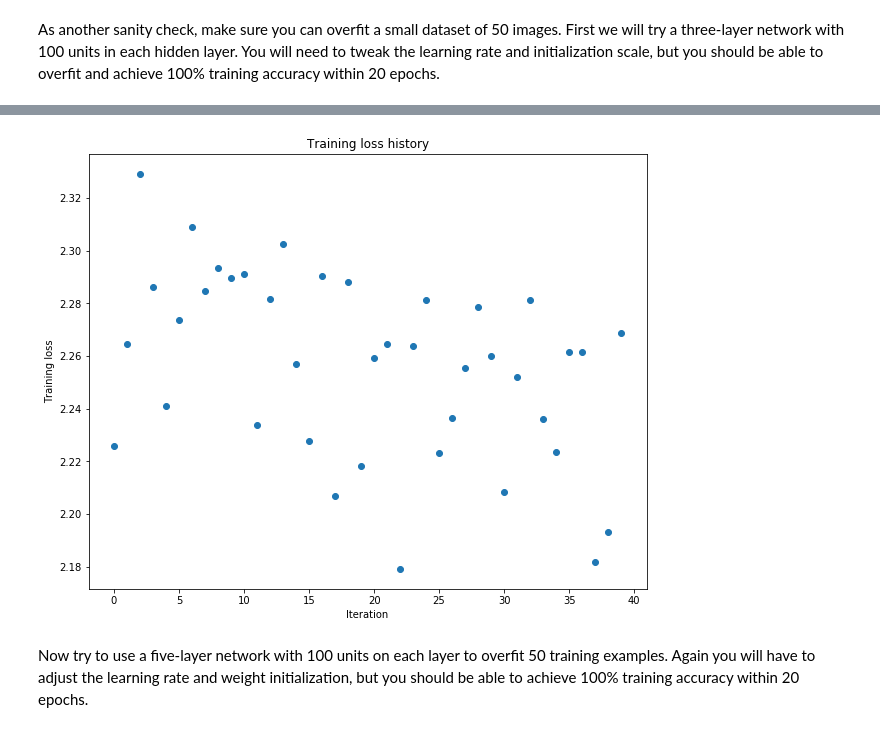
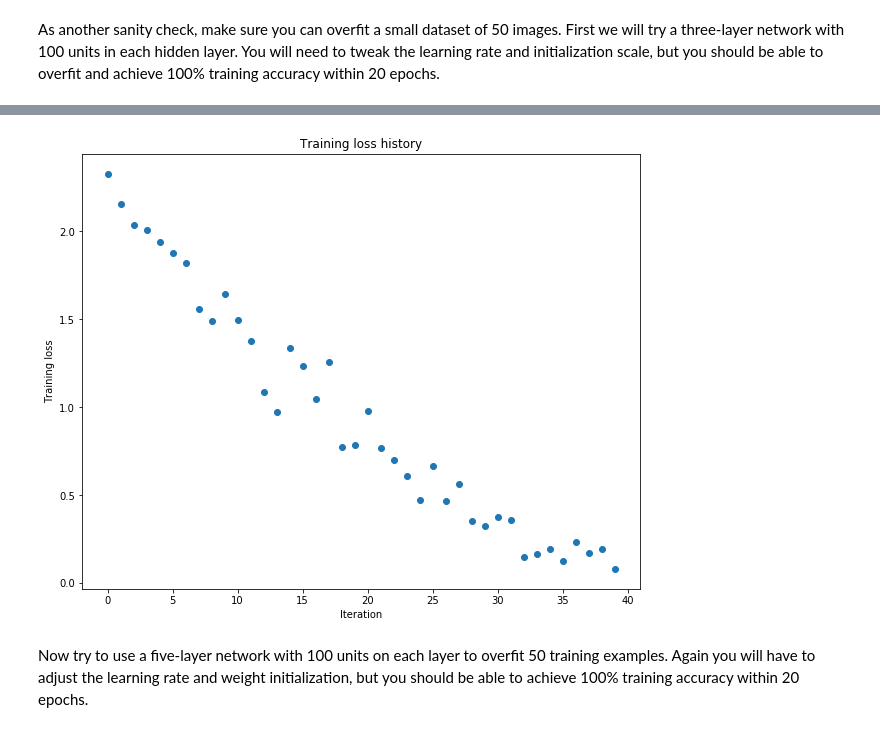
Before and after one commit to shangzw12/a2, a Jupyter notebook: FullyConnectedNets.ipynb, the cells around one changed output, grey strips where cells are left out. Cells and saved outputs as stored; diff of their text form; code cells hidden in the pictures.

```diff
--- a/FullyConnectedNets.ipynb
+++ b/FullyConnectedNets.ipynb
@@ -421,7 +421,7 @@ small_data = {
 }
 
 weight_scale = 1e-2
-learning_rate = 1e-4
+learning_rate = 6e-3
 model = FullyConnectedNet([100, 100],
               weight_scale=weight_scale, dtype=np.float64)
 solver = Solver(model, small_data,
@@ -459,4 +459,4 @@ plt.show()
-[figure, old version]
+[figure, new version]
 # %% [markdown]
 Now try to use a five-layer network with 100 units on each layer to overfit 50 training examples. Again you will have to adjust the learning rate and weight initialization, but you should be able to achieve 100% training accuracy within 20 epochs.
 # %%
```
Also changed, not shown: parts of 6 cells of this notebook, 1 other file.
